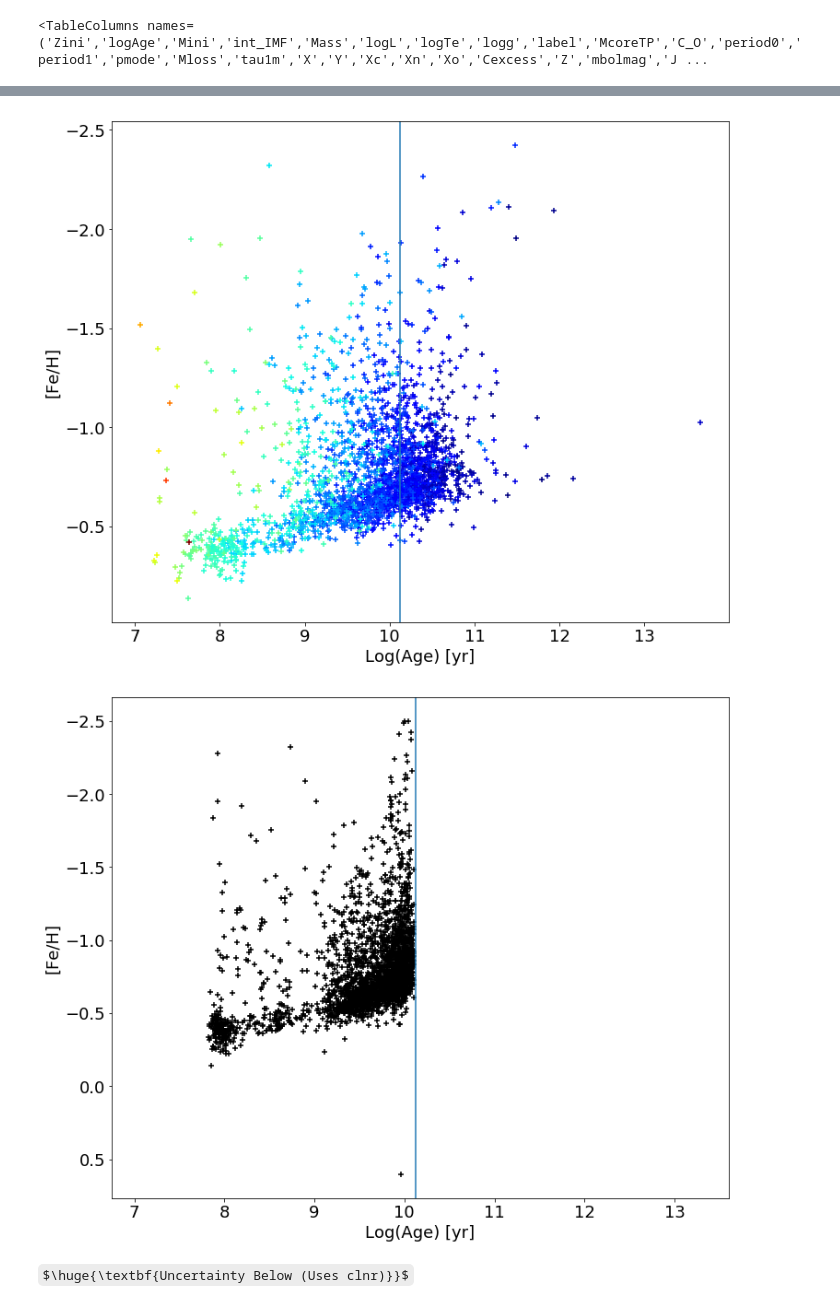
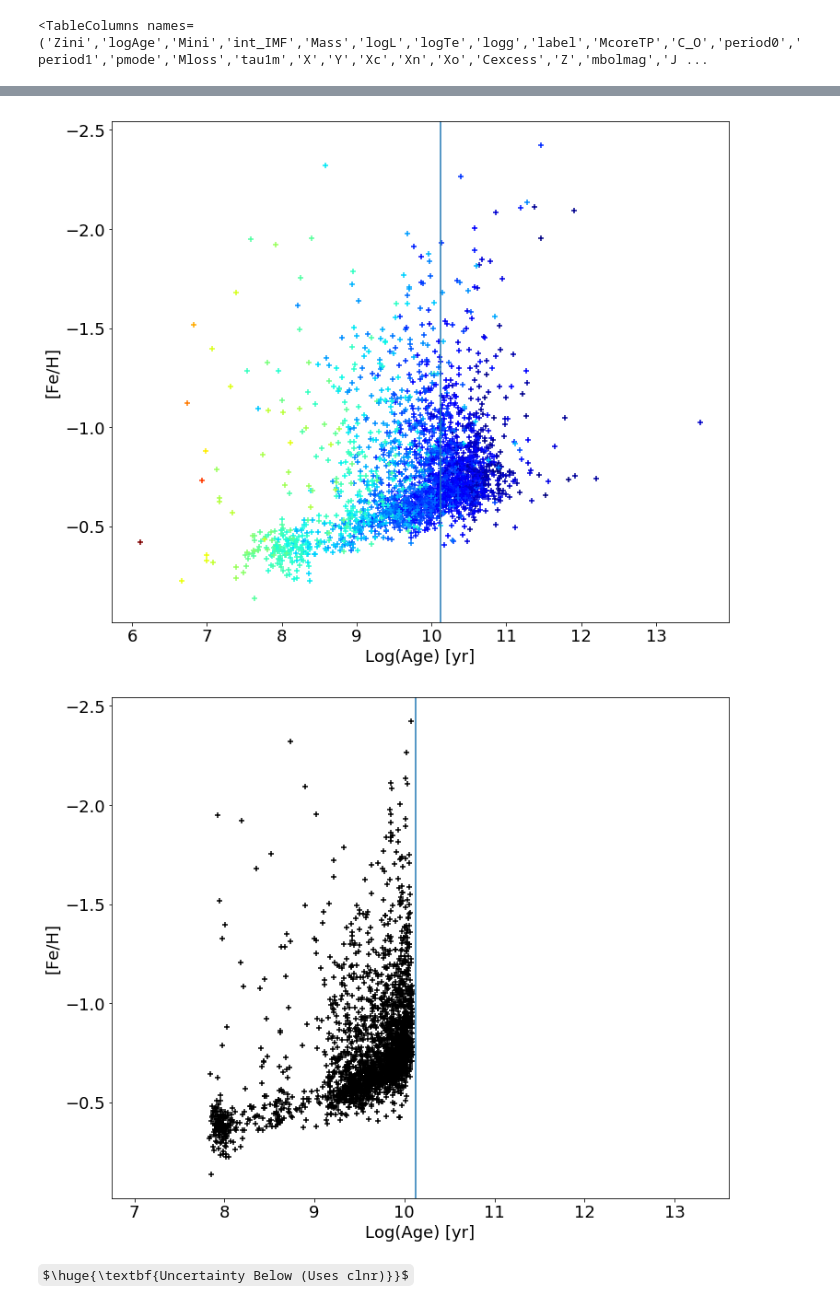
Before and after one commit to JoshuaPovick/Magellanic_Ages, a Jupyter notebook: PARSEC_and_DR16.ipynb, the cells around one changed output, grey strips where cells are left out. Drawn from its saved outputs; the diff is of its cells as text; code cells hidden in the pictures; some formulas as TeX source.

```diff
--- a/PARSEC_and_DR16.ipynb
+++ b/PARSEC_and_DR16.ipynb
@@ -128,8 +128,10 @@ ageU = tage.value
 
 
 
-logiso = ascii.read('/Users/joshpovick/Desktop/Research/Magellanic_Ages/logisochrones.dat', format='basic', delimiter='\s')
-lmcdr16 = fits.getdata('/Users/joshpovick/Desktop/Research/Magellanic_Ages/lmc_rgbmembersdist.dr16beta.fits',1) #APOGEE data
+logiso = ascii.read('/Users/joshpovick/Desktop/Research/Magellanic_Ages/logisochrones.dat', format='basic', \
+                    delimiter='\s')
+#lmcdr16 = fits.getdata('/Users/joshpovick/Desktop/Research/Magellanic_Ages/lmc_rgbmembersdist.dr16beta.fits',1) \
+#APOGEE data
 #lmcmap = fits.getdata('/Users/joshpovick/Desktop/Research/Magellanic_Ages/LMC_delmu_v1_high.fits',0) #distmap
 
 #polynom = fits.getdata('/Users/joshpovick/Desktop/Research/Magellanic_Ages/polynom.fits',1)
@@ -138,5 +140,14 @@ rgb = np.where(logiso['label']==3)
 
 # print(lmcdr16.columns)
 print(logiso.columns)
+
+#DR 16 with distances in DIST column
+lmcdr16 = fits.getdata('/Users/joshpovick/Desktop/Research/Magellanic_Ages/lmc_rgbmembersdist.dr16beta.fits',1)
+clnr = np.where((lmcdr16['FE_H']>-9999.0)&(lmcdr16['AK_TARG']>-9999.0)&(lmcdr16['LOGG']>0.0)&\
+                (lmcdr16['LOGG']<3.5)&(lmcdr16['M_H_ERR']>-90.0))
+clndr16 =lmcdr16[clnr]
+
+pdfout = fits.getdata('/Users/joshpovick/Desktop/Research/Magellanic_Ages/LMC_DR16_all_PDF.fits' , 1)
+clnpdfout = pdfout[clnr]
 # %% [output]
 <TableColumns names=('Zini','logAge','Mini','int_IMF','Mass','logL','logTe','logg','label','McoreTP','C_O','period0','period1','pmode','Mloss','tau1m','X','Y','Xc','Xn','Xo','Cexcess','Z','mbolmag','J ...
@@ -411,6 +405,6 @@ plt.hist(np.abs(np.log10(0.638*(10**lmcdr16['ALPHA_M'])+0.362))[clnr])
 # %%
 plt.figure(figsize=[12,10])
-plt.scatter(sal_age,lmcdr16[clnr]['FE_H'],marker='+',c=lmcdr16['LOGG'][clnr],cmap='jet')
+plt.scatter(sal_age,clndr16['FE_H'],marker='+',c=clndr16['LOGG'],cmap='jet')
 #plt.colorbar()
 plt.axvline(x=np.log10(ageU))
 plt.gca().invert_yaxis()
@@ -418,20 +412,18 @@ plt.xlabel(r'Log(Age) [yr]')
 plt.ylabel(r'[Fe/H]')
 plt.show()
 # %% [output]
-[figure, old version]
+[figure, new version]
 # %%
-cln = np.where((lmcdr16['FE_H']!=-9999)&(pdfout['P_MEAN']>-90))
-
 plt.figure(figsize=[12,10])
-plt.scatter(pdfout['P_MEAN'][cln],lmcdr16['FE_H'][cln],marker='+',c='k')
+plt.scatter(clnpdfout['P_MEAN'],clndr16['FE_H'],marker='+',c='k')
 plt.axvline(x=np.log10(ageU))
 plt.xlim(6.75,13.6)
 plt.gca().invert_yaxis()
 plt.xlabel(r'Log(Age) [yr]')
 plt.ylabel(r'[Fe/H]')
 plt.show()
 # %% [output]
-[figure, old version]
+[figure, new version]
 # %% [markdown]
 $\huge{\textbf{Uncertainty Below (Uses clnr)}}$
 # %%
```
Also changed, not shown: parts of 31 cells of this notebook, 5 other files.
